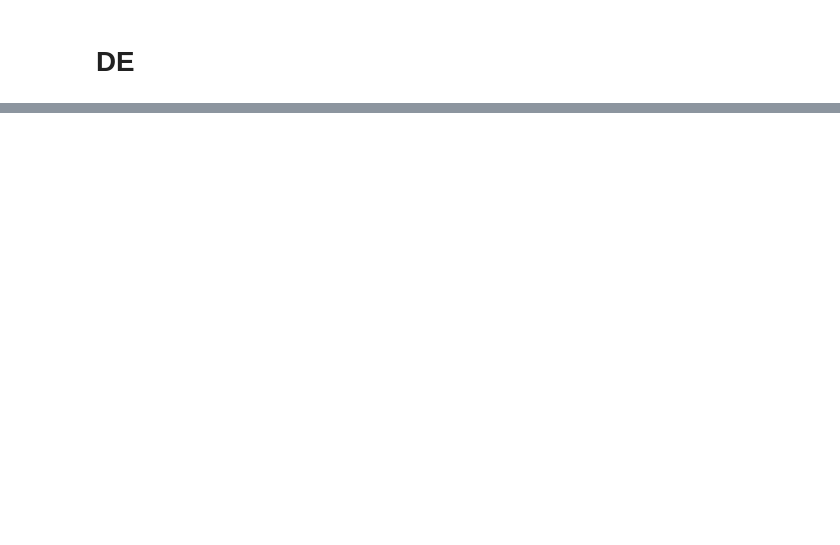
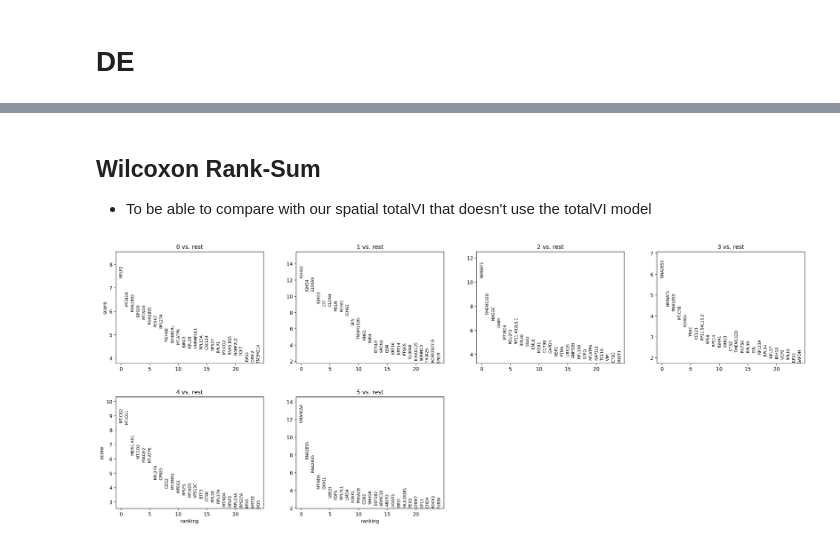
Before and after one commit to cvasq24/spatial_totalvi, a Jupyter notebook: benchmark/other_tools/totalVI_base.ipynb, the cells around one changed output, grey strips where cells are left out. Cells and saved outputs as stored; diff of their text form; code cells hidden in the pictures; blank space fills up the shorter version.

```diff
--- a/benchmark/other_tools/totalVI_base.ipynb
+++ b/benchmark/other_tools/totalVI_base.ipynb
@@ -161,2 +172,6 @@ WARNING: dendrogram data not found (using key=dendrogram_leiden_totalVI). Runnin
 # %%
 # GOD I hate the python version of scRNAseq analysis it's so messy
+# %% [markdown]
+## Wilcoxon Rank-Sum
+
+- To be able to compare with our spatial totalVI that doesn't use the totalVI model
@@ -162,0 +183,7 @@ WARNING: dendrogram data not found (using key=dendrogram_leiden_totalVI). Runnin
+# %%
+plt.style.use('default')
+# %%
+sc.tl.rank_genes_groups(rna, 'leiden_totalVI', method='wilcoxon', key_added = "wilcoxon")
+sc.pl.rank_genes_groups(rna, n_genes=25, sharey=False, key="wilcoxon")
+# %% [output]
+[figure, added]
```
Also changed, not shown: parts of 18 cells of this notebook, 6 other files.
